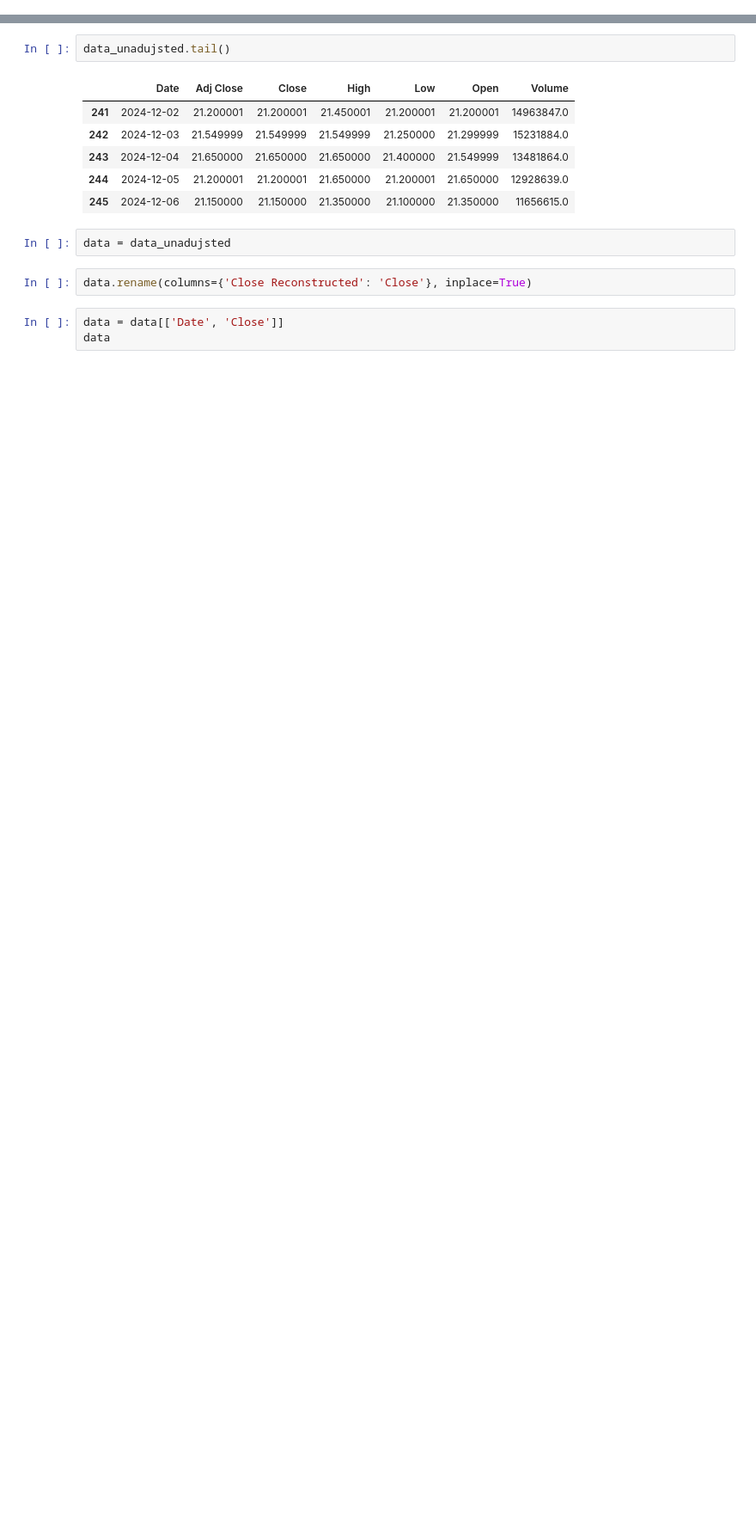
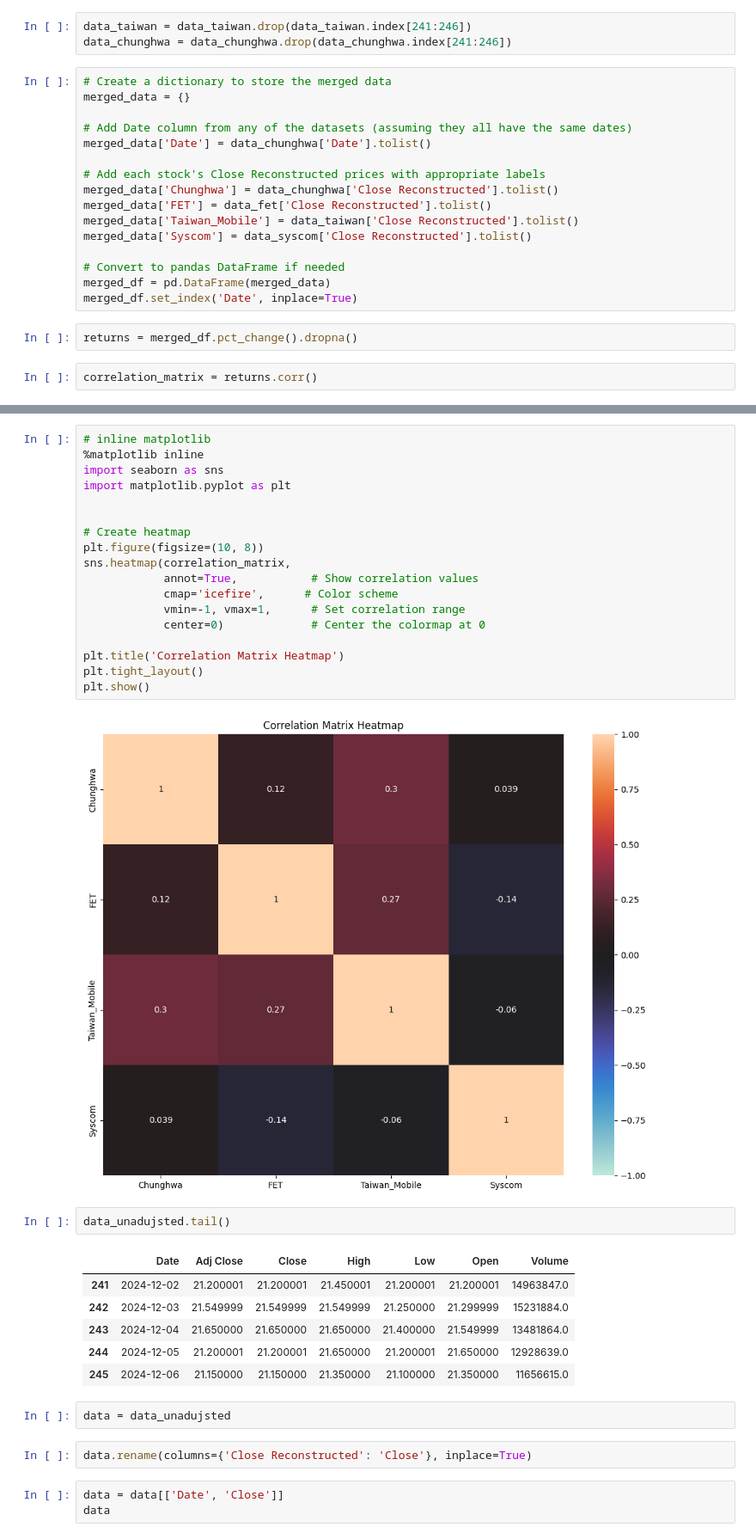
Before and after one commit to yifen727/AI_project, a Jupyter notebook: LSTM.ipynb, the cells around one changed output, grey strips where cells are left out. Shown: that part at 86% size. Saved outputs shown, nothing was run; the diff lists cells and outputs as text; blank space fills up the shorter version.

Commit message:
Update result of different stocks

```diff
--- a/LSTM.ipynb
+++ b/LSTM.ipynb
@@ -13,0 +13,23 @@ ModuleNotFoundError: No module named 'pandas'
+# %%
+data_taiwan = data_taiwan.drop(data_taiwan.index[241:246])
+data_chunghwa = data_chunghwa.drop(data_chunghwa.index[241:246])
+# %%
+# Create a dictionary to store the merged data
+merged_data = {}
+
+# Add Date column from any of the datasets (assuming they all have the same dates)
+merged_data['Date'] = data_chunghwa['Date'].tolist()
+
+# Add each stock's Close Reconstructed prices with appropriate labels
+merged_data['Chunghwa'] = data_chunghwa['Close Reconstructed'].tolist()
+merged_data['FET'] = data_fet['Close Reconstructed'].tolist()
+merged_data['Taiwan_Mobile'] = data_taiwan['Close Reconstructed'].tolist()
+merged_data['Syscom'] = data_syscom['Close Reconstructed'].tolist()
+
+# Convert to pandas DataFrame if needed
+merged_df = pd.DataFrame(merged_data)
+merged_df.set_index('Date', inplace=True)
+# %%
+returns = merged_df.pct_change().dropna()
+# %%
+correlation_matrix = returns.corr()
@@ -14,3 +44,23 @@ ModuleNotFoundError: No module named 'pandas'
+# %%
+# inline matplotlib
+%matplotlib inline
+import seaborn as sns
+import matplotlib.pyplot as plt
+
+
+# Create heatmap
+plt.figure(figsize=(10, 8))
+sns.heatmap(correlation_matrix,
+            annot=True,           # Show correlation values
+            cmap='icefire',      # Color scheme
+            vmin=-1, vmax=1,      # Set correlation range
+            center=0)             # Center the colormap at 0
+
+plt.title('Correlation Matrix Heatmap')
+plt.tight_layout()
+plt.show()
+# %% [output]
+[figure, added]
 # %%
 data_unadujsted.tail()
 # %% [output]
```
Also changed, not shown: parts of 3 cells of this notebook, 6 other files.
